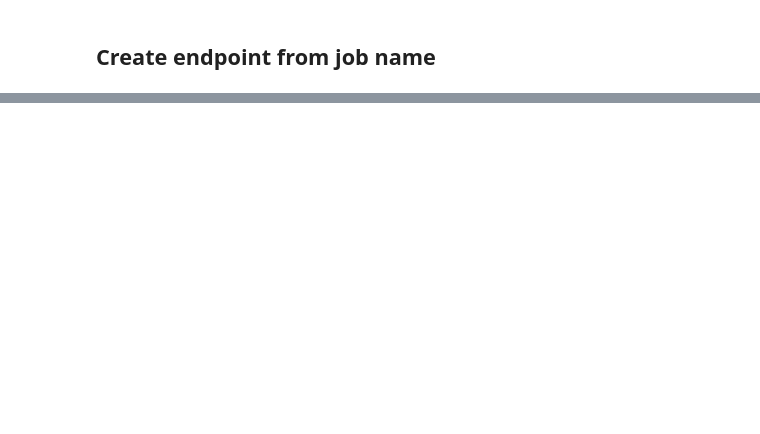
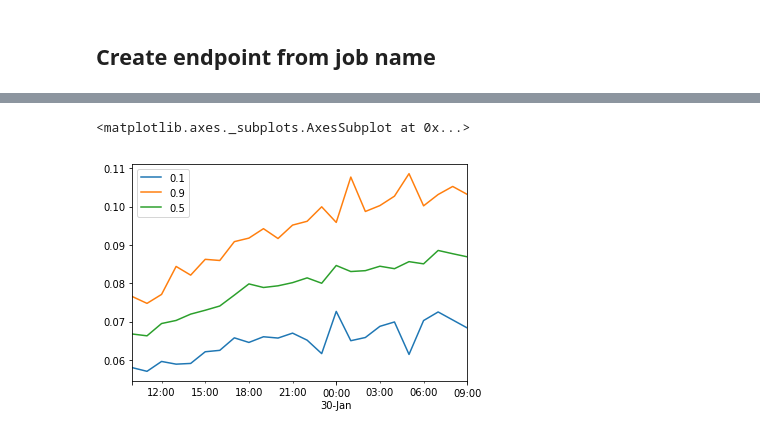
Before and after one commit to YX577/floodprediction, a Jupyter notebook: Model_1_Caboolture_Basin_Hourly.ipynb, the cells around one changed output, grey strips where cells are left out. Saved outputs shown, nothing was run; the diff lists cells and outputs as text; code cells hidden in the pictures; blank space fills up the shorter version.

```diff
--- a/Model_1_Caboolture_Basin_Hourly.ipynb
+++ b/Model_1_Caboolture_Basin_Hourly.ipynb
@@ -438,0 +455,5 @@ json_prediction = predictor.predict(json_input_ts)
+# %%
+prediction_series[0].plot()
+# %% [output]
+<matplotlib.axes._subplots.AxesSubplot at 0x...>
+[figure, added]
```
Also changed, not shown: parts of 25 cells of this notebook, 1 other file.
